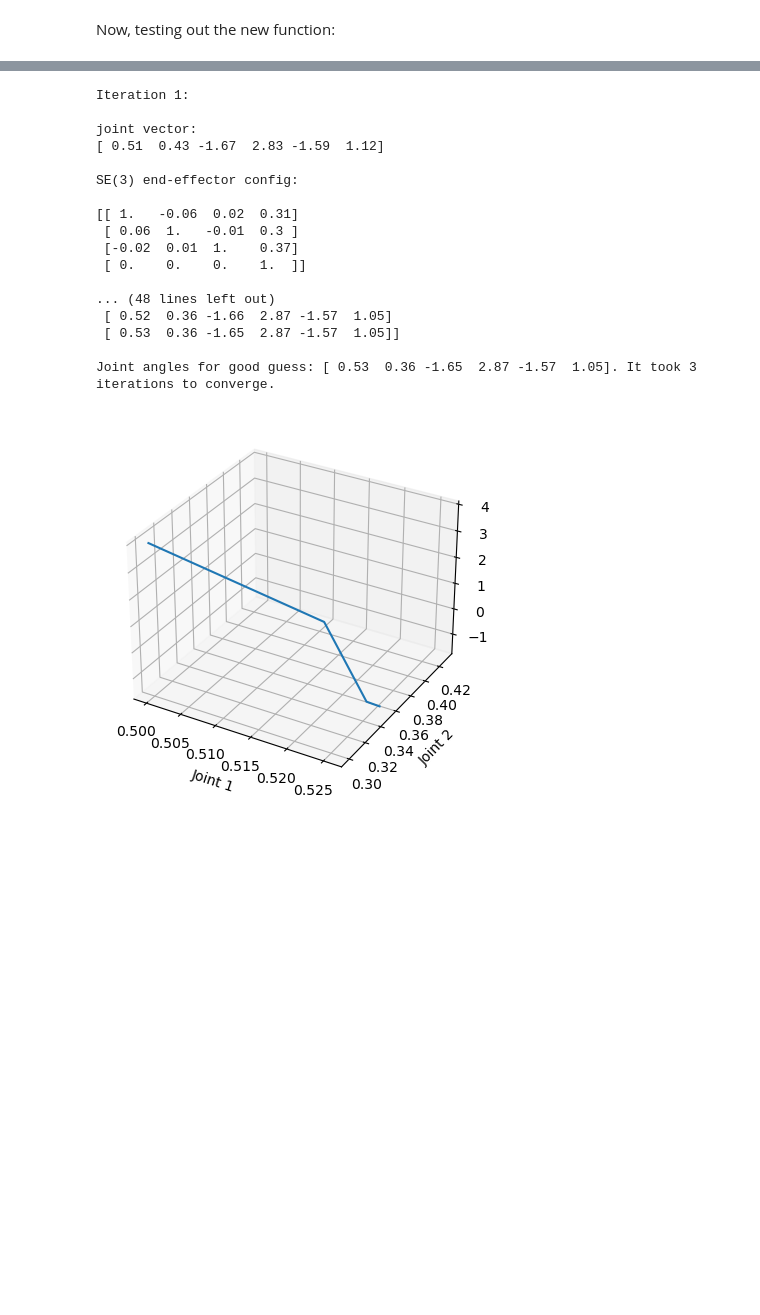
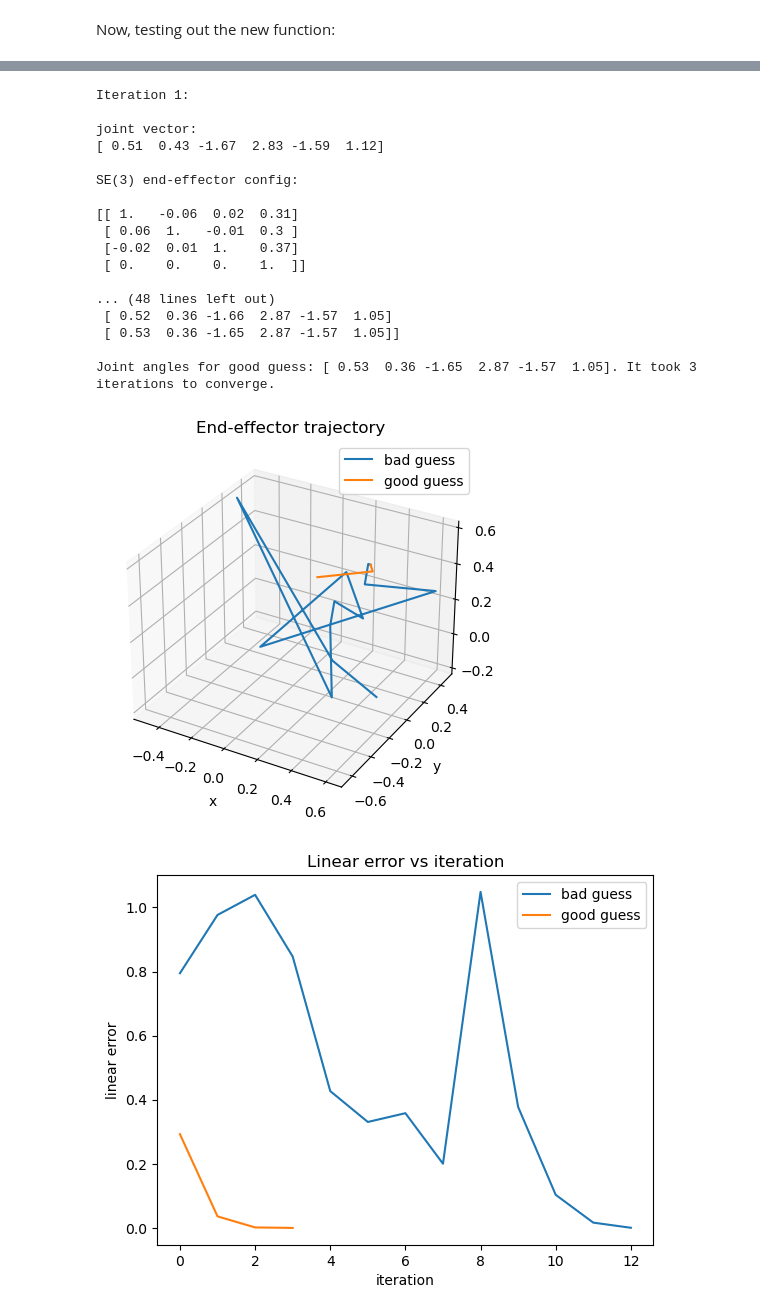
Before and after one commit to wengmister/me449, a Jupyter notebook: hw2/hw2.ipynb, the cells around one changed output, grey strips where cells are left out. Cells and saved outputs as stored; diff of their text form; code cells hidden in the pictures; blank space fills up the shorter version.

Commit message:
Added plots for Q1

```diff
--- a/hw2/hw2.ipynb
+++ b/hw2/hw2.ipynb
@@ -68,6 +68,9 @@ def IKinBodyIterates(Blist, M, T, thetalist0, eomg, ev):
 
     traj = np.array([thetalist])
     ee_pos = np.array(mr.FKinBody(M, Blist, thetalist))[:3,3].T
+    err_angle = np.linalg.norm([Vb[0], Vb[1], Vb[2]])
+    err_pos = np.linalg.norm([Vb[3], Vb[4], Vb[5]])
+    err_list = np.array([err_angle, err_pos])
 
 
     while err and i < maxiterations:
@@ -97,12 +100,13 @@ def IKinBodyIterates(Blist, M, T, thetalist0, eomg, ev):
 
         traj = np.vstack([traj, thetalist])
         ee_pos = np.vstack([ee_pos, np.array(mr.FKinBody(M, Blist, thetalist))[:3,3].T])
+        err_list = np.vstack([err_list, np.array([np.linalg.norm([Vb[0], Vb[1], Vb[2]]), np.linalg.norm([Vb[3], Vb[4], Vb[5]])])])
         print(f"Trajectory:\n{traj}\n")
 
     # Save to csv file
     np.savetxt("IKinBodyIterates.csv", traj, delimiter=",")
 
-    return (thetalist, not err, i, traj, ee_pos)
+    return (thetalist, not err, i, traj, ee_pos, err_list)
 
 
 # Example:
@@ -177,18 +181,41 @@ result_bad = IKinBodyIterates(Blist, M, T_sd, init_guess_bad, 0.0001, 0.001)
 print(f"Joint angles for bad guess: {result_bad[0]}. It took {result_bad[2]} iterations to converge.\n")
 
 # Plot a 3d trajectory of the joint angles
-def plot_trajectory(traj):
+def plot_trajectory(traj1, traj2):
     import matplotlib.pyplot as plt
     fig = plt.figure()
     ax = fig.add_subplot(111, projection='3d')
-    ax.plot(traj[:,0], traj[:,1], traj[:,2])
+    ax.plot(traj1[:,0], traj1[:,1], traj1[:,2], label='bad guess')
+    ax.plot(traj2[:,0], traj2[:,1], traj2[:,2], label='good guess')
     ax.set_xlabel('x')
     ax.set_ylabel('y')
     ax.set_zlabel('z')
+    ax.legend()
+    ax.set_title('End-effector trajectory')
     plt.show()
 
-plot_trajectory(result_bad[4])
-#
+
+def plot_pos_error(err_list_bad, err_list_good):
+    import matplotlib.pyplot as plt
+    fig, ax = plt.subplots()
+    ax.plot(err_list_bad[:,1], label='bad guess')
+    ax.plot(err_list_good[:,1], label='good guess')
+    ax.set_xlabel('iteration')
+    ax.set_ylabel('linear error')
+    ax.legend()
+    ax.set_title('Linear error vs iteration')
+    plt.show()
+
+def plot_angular_error(err_list_bad, err_list_good):
+    import matplotlib.pyplot as plt
+    fig, ax = plt.subplots()
+    ax.plot(err_list_bad[:,0], label='bad guess')
+    ax.plot(err_list_good[:,0], label='good guess')
+    ax.set_xlabel('iteration')
+    ax.set_ylabel('angular error')
+    ax.legend()
+    ax.set_title('Angular error vs iteration')
+    plt.show()
 # %% [output]
 Iteration 1:
 
@@ -211,24 +237,27 @@ Joint angles for bad guess: [-2.1   2.77  2.15  2.93 -1.57 -2.62]. It took 12 it
 # %%
 result_good = IKinBodyIterates(Blist, M, T_sd, init_guess_good, 0.0001, 0.001)
 # joint_list_good = wrap_joint_range(result_good[0])
 print(f"Joint angles for good guess: {result_good[0]}. It took {result_good[2]} iterations to converge.\n")
-plot_trajectory(result_good[3])
+plot_trajectory(result_bad[4], result_good[4])
+plot_pos_error(result_bad[5], result_good[5])
+plot_angular_error(result_bad[5], result_good[5])
 # %% [output]
 Iteration 1:
 
 joint vector:
 [ 0.51  0.43 -1.67  2.83 -1.59  1.12]
 
 SE(3) end-effector config:
 
 [[ 1.   -0.06  0.02  0.31]
  [ 0.06  1.   -0.01  0.3 ]
  [-0.02  0.01  1.    0.37]
  [ 0.    0.    0.    1.  ]]
 
 ... (48 lines left out)
  [ 0.52  0.36 -1.66  2.87 -1.57  1.05]
  [ 0.53  0.36 -1.65  2.87 -1.57  1.05]]
 
 Joint angles for good guess: [ 0.53  0.36 -1.65  2.87 -1.57  1.05]. It took 3 iterations to converge.
-[figure, old version]
+[figure, new version]
+[figure, added]
```
Also changed, not shown: parts of 2 cells of this notebook.
